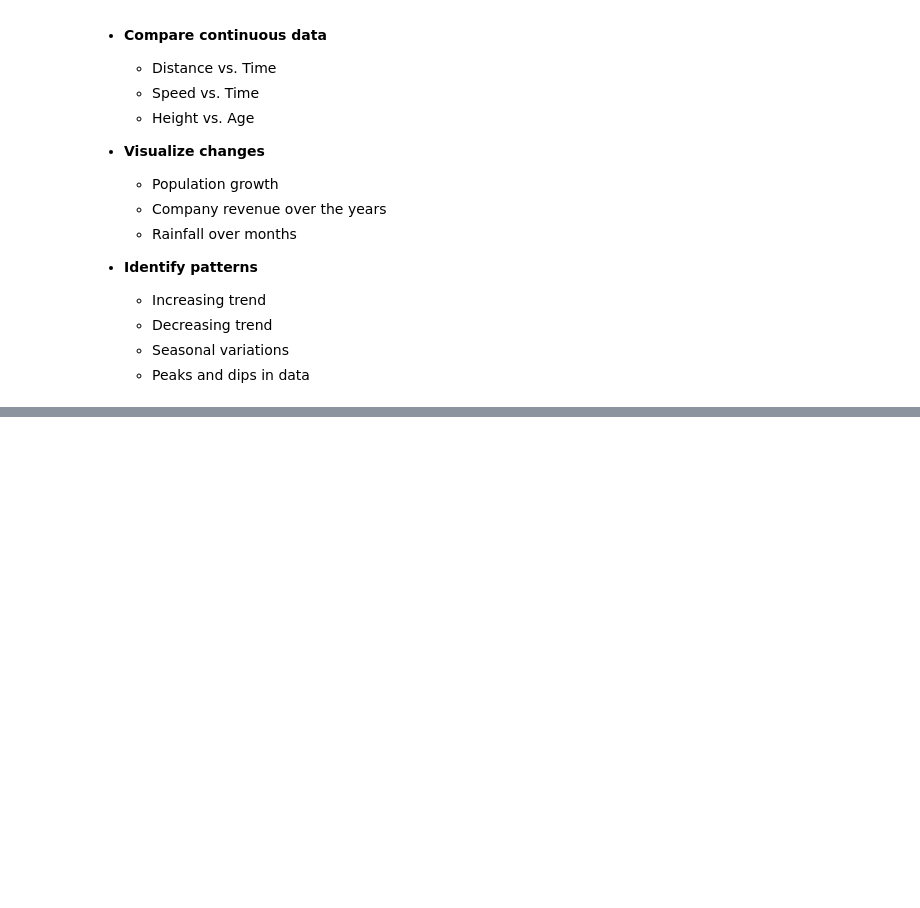
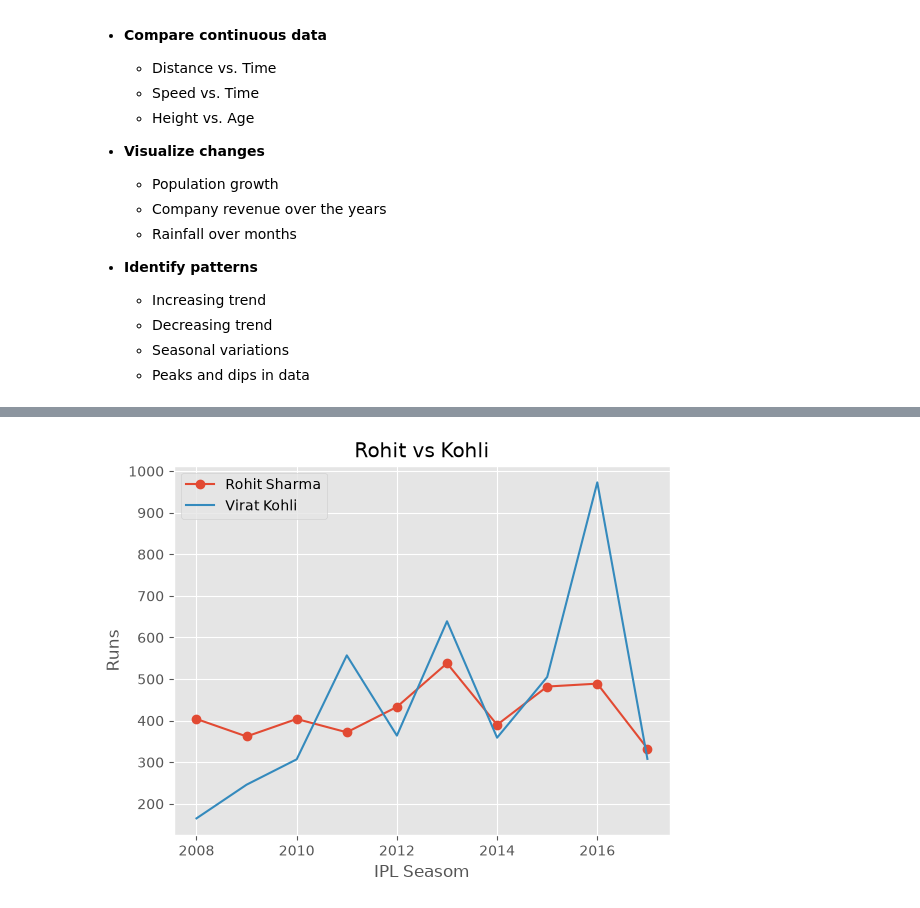
Before and after one commit to BhaveshDotCom/PythonEcosystem, a Jupyter notebook: Matplotlib/notebooks/2D_line_plot.ipynb, the cells around one changed output, grey strips where cells are left out. Drawn from its saved outputs; the diff is of its cells as text; code cells hidden in the pictures; blank space fills up the shorter version.

```diff
--- a/Matplotlib/notebooks/2D_line_plot.ipynb
+++ b/Matplotlib/notebooks/2D_line_plot.ipynb
@@ -44,0 +90,10 @@ plt.plot(year, revenue)
+# %%
+plt.plot(roko_runs["index"], roko_runs["RG Sharma"], label="Rohit Sharma", marker="o")
+plt.plot(roko_runs["index"], roko_runs["V Kohli"], label="Virat Kohli")
+plt.title("Rohit vs Kohli")
+plt.legend()
+plt.xlabel("IPL Seasom")
+plt.ylabel("Runs")
+plt.show()
+# %% [output]
+[figure, added]
```
Also changed, not shown: parts of 7 cells of this notebook.
